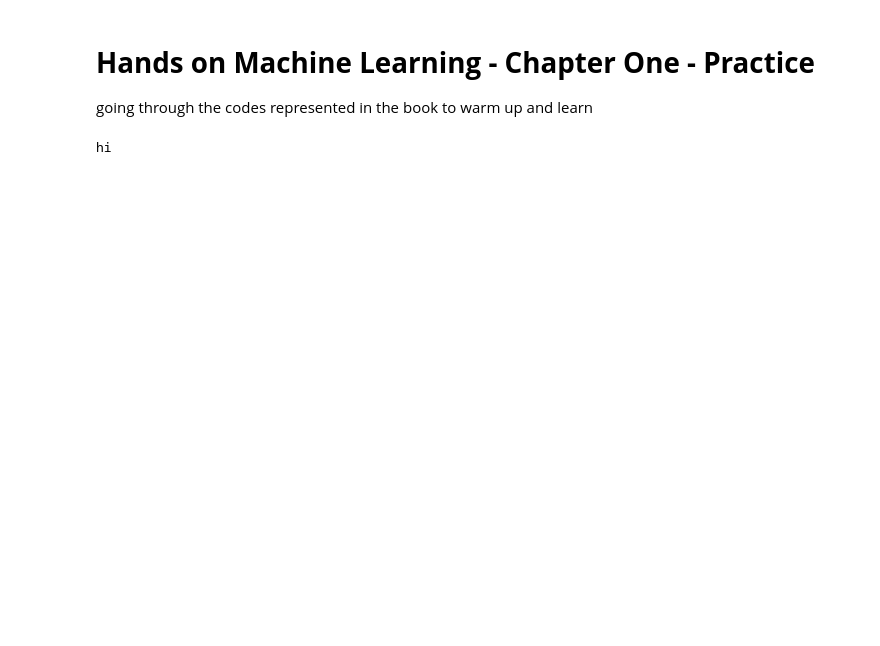
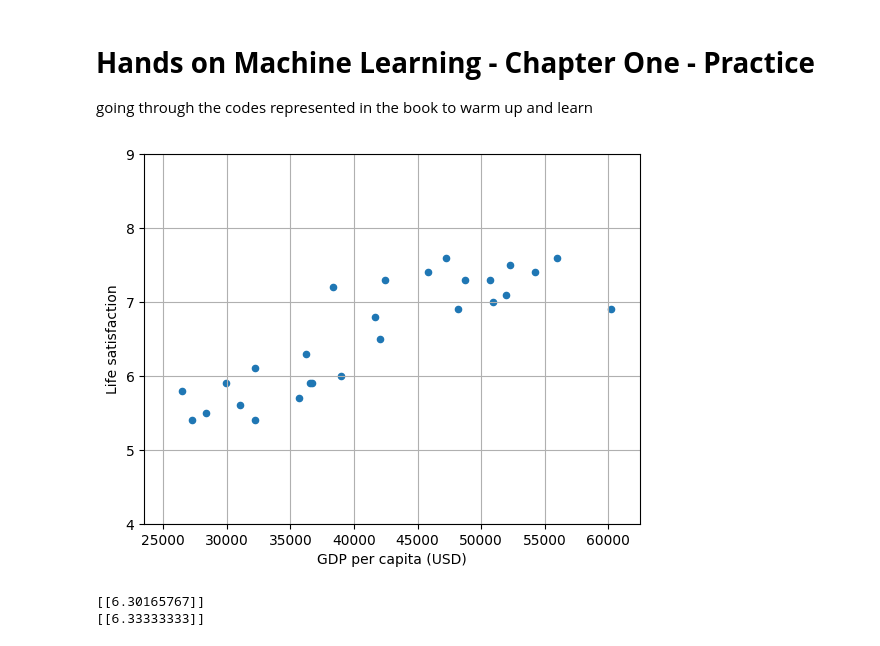
Before and after one commit to ArezooAalipanah/handson-ml3, a Jupyter notebook: Hands_on_ML3.ipynb, the cells around one changed output. Cells and saved outputs as stored; diff of their text form; code cells hidden in the pictures; blank space fills up the shorter version.

```diff
--- a/Hands_on_ML3.ipynb
+++ b/Hands_on_ML3.ipynb
@@ -7,23 +7,49 @@ going through the codes represented in the book to warm up and learn
 # %%
 #@title Default title text
 #goal:
 
 #import the files
 import matplotlib.pyplot as plt
 import numpy as np
 import pandas as pd
 from sklearn.linear_model import LinearRegression
+from sklearn.neighbors import KNeighborsRegressor
 
 
-#download and prepare the data
-data_root = "https://github.com/ageron/data/raw/main/"
+
 
 
 def main():
-  print("hi")
+  #download and prepare the data
+  data_root = "https://github.com/ageron/data/raw/main/"
+  lifesat = pd.read_csv(data_root + "lifesat/lifesat.csv")
+  X = lifesat[["GDP per capita (USD)"]].values
+  y = lifesat[["Life satisfaction"]].values
+
+  #visualize the data
+  lifesat.plot(kind = "scatter", grid = True,
+               x="GDP per capita (USD)", y="Life satisfaction")
+  plt.axis([23_500, 62_500, 4,9])
+  plt.show()
+
+  # select a model
+  model_1 = LinearRegression()
+  model_2 = KNeighborsRegressor(n_neighbors = 3)
+
+  # Train the model
+  model_1.fit(X, y)
+  model_2.fit(X , y)
+
+  #make prediction for Cyprus
+  X_new = [[37_655.2]] # Cyprus' GDP per capita in 2020
+  print(model_1.predict(X_new)) # output: [[6.30165767]]
+  print(model_2.predict(X_new))
+
 
 
 if __name__ == "__main__":
   main()
 # %% [output]
+[figure, added]
-hi
+[[6.30165767]]
+[[6.33333333]]
```
Also changed, not shown: parts of 25 cells of this notebook.
